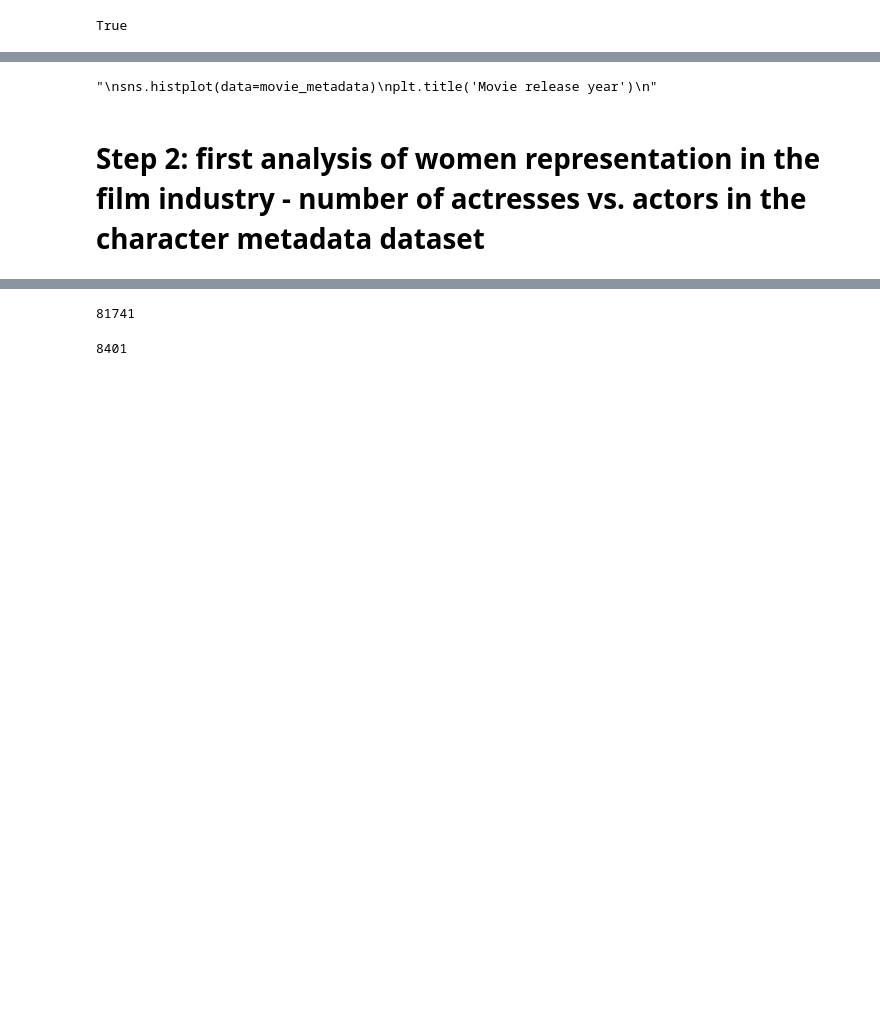
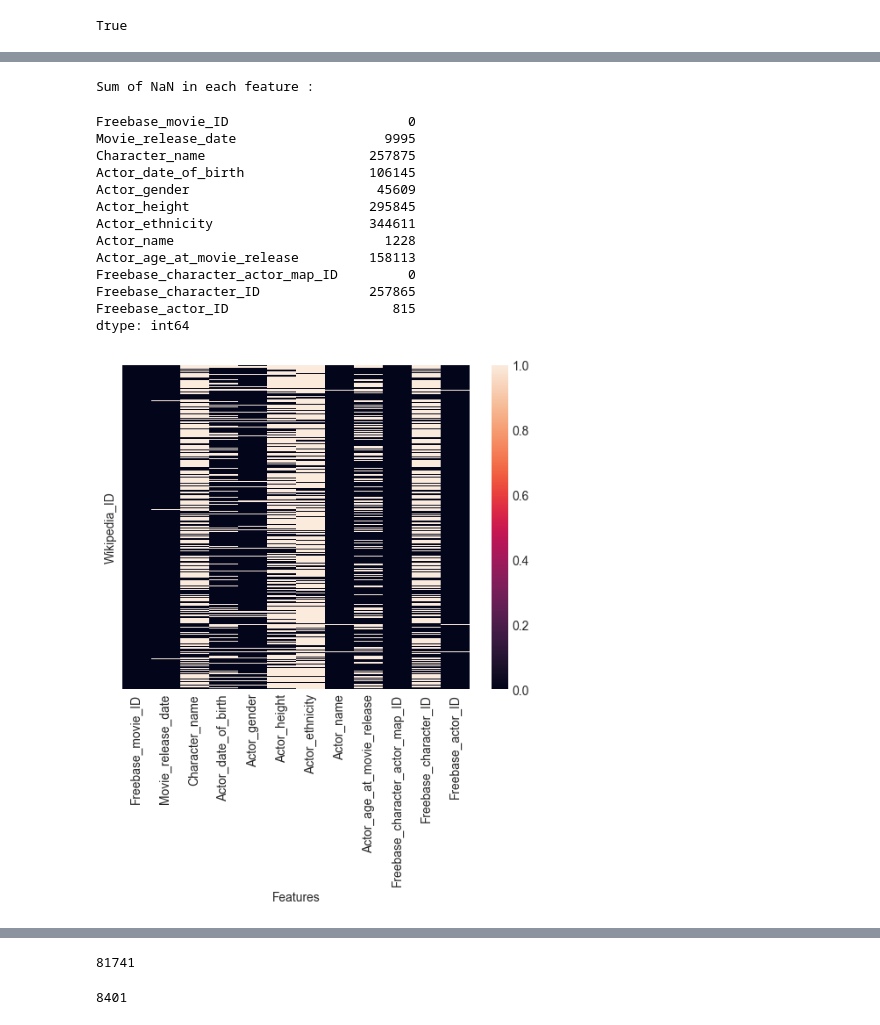
Before and after one commit to epfl-ada/ada-2022-project-cyga, a Jupyter notebook: preprocessing.ipynb, the cells around one changed output, grey strips where cells are left out. Cells and saved outputs as stored; diff of their text form; code cells hidden in the pictures; blank space fills up the shorter version.

```diff
--- a/preprocessing.ipynb
+++ b/preprocessing.ipynb
@@ -446,10 +251,21 @@ movie_metadata.head()
-# %%
-#marche pas, on fait quoi avec ça ?
-'''
-sns.histplot(data=movie_metadata)
-plt.title('Movie release year')
-'''
-# %% [output]
-"\nsns.histplot(data=movie_metadata)\nplt.title('Movie release year')\n"
-# %% [markdown]
-# Step 2: first analysis of women representation in the film industry - number of actresses vs. actors in the character metadata dataset
+# %%
+ax=sns.heatmap(character_metadata.isna(), yticklabels=False)
+ax.set(xlabel="Features", ylabel="Wikipedia_ID")
+print('Sum of NaN in each feature : ')
+character_metadata.isna().sum(axis = 0)
+# %% [output]
+Sum of NaN in each feature :
+Freebase_movie_ID                       0
+Movie_release_date                   9995
+Character_name                     257875
+Actor_date_of_birth                106145
+Actor_gender                        45609
+Actor_height                       295845
+Actor_ethnicity                    344611
+Actor_name                           1228
+Actor_age_at_movie_release         158113
+Freebase_character_actor_map_ID         0
+Freebase_character_ID              257865
+Freebase_actor_ID                     815
+dtype: int64
+[figure, added]
```
Also changed, not shown: parts of 82 cells of this notebook.
